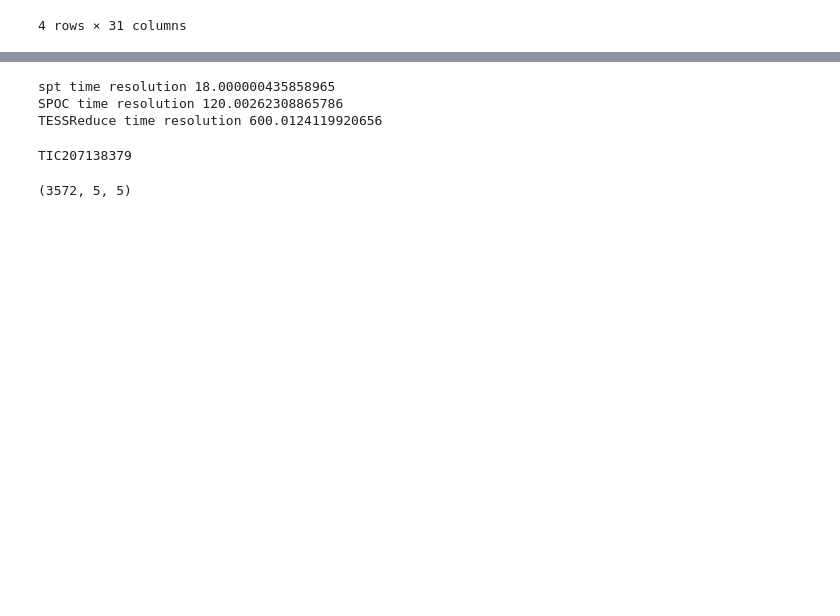
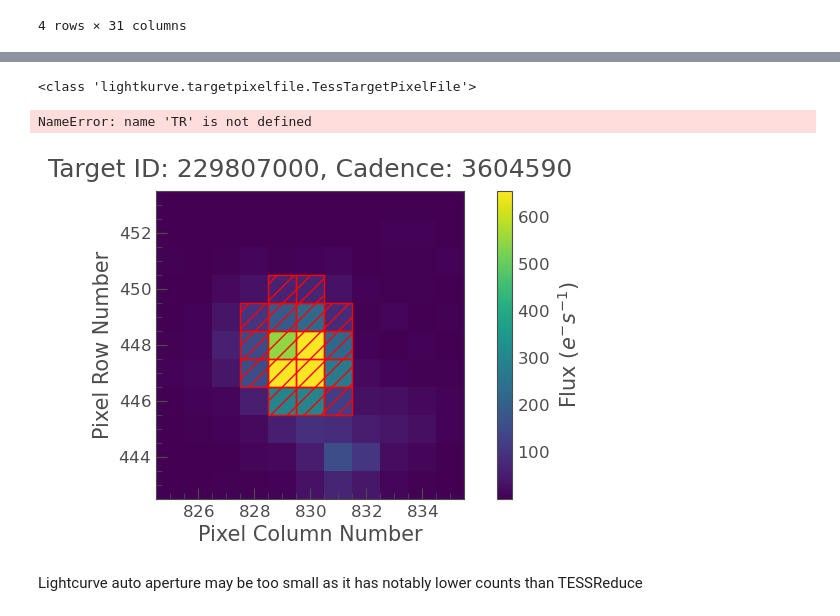
Before and after one commit to VishnuGade/SPT_Flares, a Jupyter notebook: extracting_TESS_lc.ipynb, the cells around one changed output, grey strips where cells are left out. Drawn from its saved outputs; the diff is of its cells as text; code cells hidden in the pictures; blank space fills up the shorter version.

```diff
--- a/extracting_TESS_lc.ipynb
+++ b/extracting_TESS_lc.ipynb
@@ -271,15 +82,0 @@ TessTargetPixelFile(TICID: 43.88514, -57.049441)
-# %%
-flare = coinciding_flares_df.iloc[2]
-print(flare['TIC'])
-ra = flare['ra']
-if ra < 0: ra += 360
-dec = flare['dec']
-sectors = flare['sectors']
-c = SkyCoord(ra=float(ra)*u.degree, dec=float(dec)*u.degree, frame='icrs')
-tess = lk.search_tesscut(c,sector=sectors[0])
-print(type(tess))
-print(tess)
-tpf = tess.download()
-print(type(tpf))
-print((tpf.time[1] - tpf.time[0]) * 24 *60 * 60)
-tpf
@@ -416,2 +82,0 @@ obj[res_2020]
-# %%
-TIC = 'TIC207138379' # 'TIC207138379', 'TIC229807000', 'TIC279255411', 'TIC401838575'
@@ -456,21 +82,0 @@ SPOC
-# %%
-print('spt time resolution', (spt_times[lc_idx][1]-spt_times[lc_idx][0]) * 24 * 60 * 60)
-print('SPOC time resolution', (time[1] - time[0]) * 24 * 60 * 60)
-print('TESSReduce time resolution', (TR_lc[0][1] - TR_lc[0][0]) * 24 * 60 * 60)
-# %% [output]
-spt time resolution 18.000000435858965
-SPOC time resolution 120.00262308865786
-TESSReduce time resolution 600.0124119920656
-# %%
-wise = coinciding_flares_df.iloc[2]
-ra = wise['ra']
-dec = wise['dec']
-sector = wise['sectors'][0]
-print(wise['TIC'])
-c = SkyCoord(ra, dec, frame= 'icrs', unit= 'deg')
-tess = lk.search_tesscut(c,sector=sector)
-tpf = tess.download()
-tpf.flux.shape
-# %% [output]
-TIC207138379
-(3572, 5, 5)
@@ -476,0 +94,34 @@ TIC207138379
+# %%
+obj = lk.search_targetpixelfile(TIC, mission= 'TESS', sector= sectors[0], exptime= 'fast')
+if len(obj) == 0: obj = lk.search_targetpixelfile(TIC, mission= 'TESS', sector= sectors[0], exptime= 'short')
+if len(obj) == 0: obj = lk.search_targetpixelfile(TIC, mission= 'TESS', sector= sectors[0])
+# if nothing else use TESSReduce result. For example TIC 279... only has FFIs which are actually higher cadence than the QLP lightcurve
+flare_obs = obj[0].download()
+print(type(flare_obs))
+# print(flare_obs.author)
+# print(flare_obs.meta)
+
+flare_obs.plot(aperture_mask=flare_obs.pipeline_mask)
+lc = flare_obs.extract_aperture_photometry()
+lc_zp = lc['flux'] * 10**((TR.zp-16.4)/-2.5)
+time = lc['time'].utc.mjd
+print(type(lc['flux'].value))
+f, ax = plt.subplots(1,1,figsize= (8,5))
+ax.plot(time,lc_zp.value, label= 'mjy')
+ax.plot(time, lc['flux'].value, label= 'e-/s')
+
+cadence = int((time[1] - time[0])*24*3600)
+print("exptime:", cadence, 's')
+
+
+# target_mask = flare_obs.create_threshold_mask(threshold=10, reference_pixel='center')
+# flare_obs.plot(aperture_mask=target_mask, mask_color='r');
+# lc = flare_obs.to_lightcurve(aperture_mask=target_mask)
+# lc_zp = lc[1] * 10**((TR.zp-16.4)/-2.5)
+# plt.plot(???)
+# %% [output]
+<class 'lightkurve.targetpixelfile.TessTargetPixelFile'>
+NameError: name 'TR' is not defined
+[figure, added]
+# %% [markdown]
+Lightcurve auto aperture may be too small as it has notably lower counts than TESSReduce
```
Also changed, not shown: parts of 43 cells of this notebook, 6 other files.
